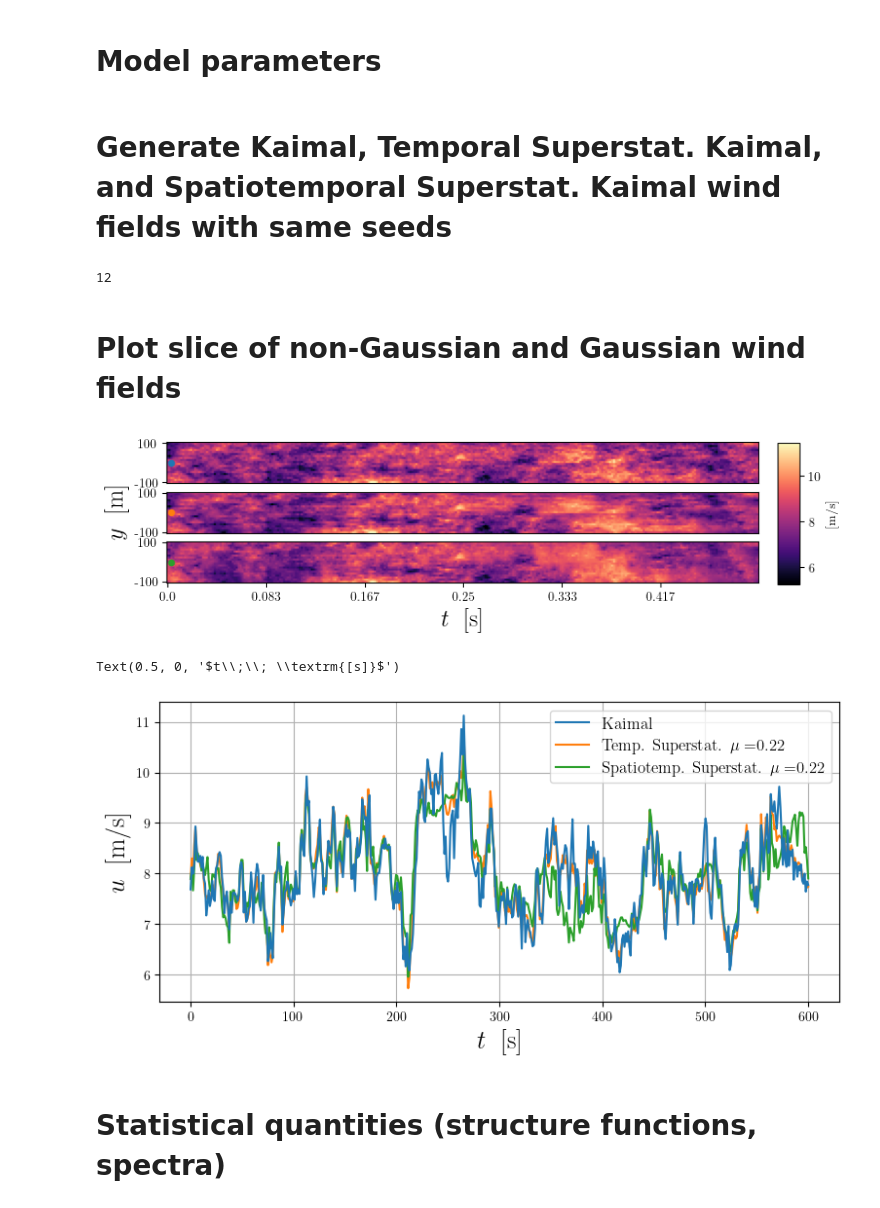
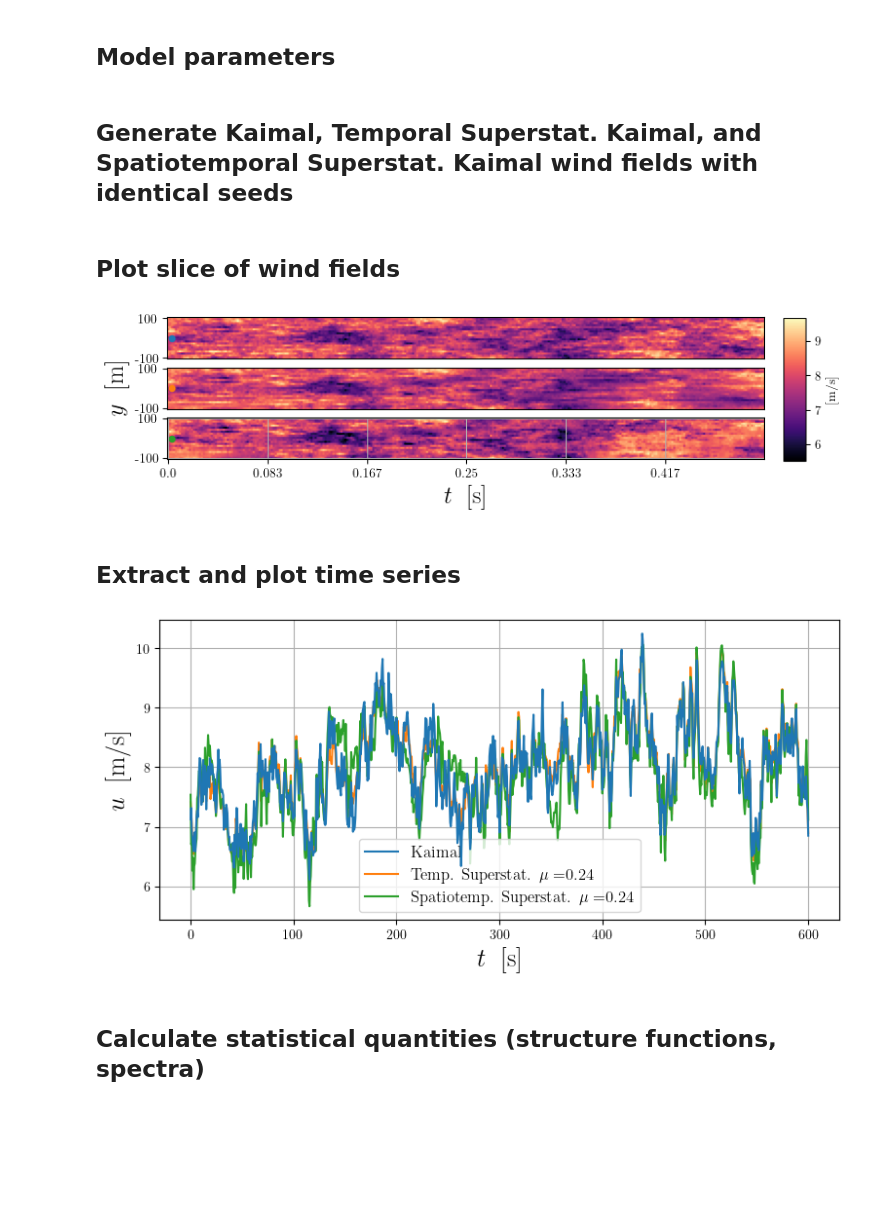
Before and after one commit to fiddir/pyforwind, a Jupyter notebook: examples/example_kaimal.ipynb, the cells around one changed output. Cells and saved outputs as stored; diff of their text form; code cells hidden in the pictures; blank space fills up the shorter version.

Commit message:
updated example_kaimal

```diff
--- a/examples/example_kaimal.ipynb
+++ b/examples/example_kaimal.ipynb
@@ -24,72 +15,72 @@ run ../pyforwind/pyforwind.py
 # %%
-N_T = 1024//2 # grid points in "temporal" direction
+N_T = 1024 # grid points in "temporal" direction
 N_rotor = 21 # rotor plane
-N_xi = 30#30 # number of realization in Gaussian scale mixture
 # %% [markdown]
-# Model parameters
+## Model parameters
 # %%
 H = 1./3. # Hurst exponent, determines power law of Kaimal spectrum
-mu = 0.22 # intermittency coefficient
+mu = 0.24 # intermittency coefficient
 L = 340.2 # integral length scale in Kaimal spectrum
 L_c = 340.2 # correlation length in Kaimal coherences
 T = 600. # length of time series
 diam = 200. # diameter
-tilde_T = 600.
-V_hub = 8.
-tilde_L = tilde_T*V_hub
+V_hub = 8. # hub wind speed
+h_hub = 100. # hub height
 # %% [markdown]
-# Generate Kaimal, Temporal Superstat. Kaimal, and Spatiotemporal Superstat. Kaimal wind fields with same seeds
+## Generate Kaimal, Temporal Superstat. Kaimal, and Spatiotemporal Superstat. Kaimal wind fields with identical seeds
 # %%
-swf_gauss = SWF(L, mu, V_hub, (T, diam), (N_T, N_rotor), kind='gauss')
-swf_temporal = SWF(L, mu, V_hub, (T, diam), (N_T, N_rotor), kind='temporal')
-swf_spatiotemporal = SWF(L, mu, V_hub, (T, diam), (N_T, N_rotor), kind='spatiotemporal')
+swf_gauss = SWF(L, mu, V_hub, h_hub, (T, diam), (N_T, N_rotor), kind='gauss')
+swf_temporal = SWF(L, mu, V_hub, h_hub, (T, diam), (N_T, N_rotor), kind='temporal')
+swf_spatiotemporal = SWF(L, mu, V_hub, h_hub, (T, diam), (N_T, N_rotor), kind='spatiotemporal')
 realizations = 1 # number of realizations
 u_gauss = np.zeros((realizations, N_rotor, N_rotor, N_T))
 u_temporal = np.zeros((realizations, N_rotor, N_rotor, N_T))
 u_spatiotemporal = np.zeros((realizations, N_rotor, N_rotor, N_T))
+seed = 12
 for nn in range(realizations):
-    seed = 12
     u_gauss[nn] = swf_gauss.field(seed)
     u_temporal[nn] = swf_temporal.field(seed)
     u_spatiotemporal[nn] = swf_spatiotemporal.field(seed)
     seed += 1
-# %% [output]
-12
 # %% [markdown]
-# Plot slice of non-Gaussian and Gaussian wind fields
+## Plot slice of wind fields
 # %%
 fig, axes = plt.subplots(nrows=3, ncols=1, figsize=(12,2))
 length= 300
 real = 0 # which realization to plot
 yticks = np.array([0, 50, 100, 150, 200, 250])
 zticks = np.linspace(0, length/600., length)
 ax = axes.flat[0]
-im = ax.imshow(u_gauss[real,8, :,:length], vmin=u_gauss[real,8,:,:length].min(), vmax=u_gauss[real,8,:,:length].max(),origin='lower', cmap='magma')
+im = ax.imshow(u_gauss[real,8, :,:length], vmin=u_gauss[real,8,:,:length].min(),
+               vmax=u_gauss[real,8,:,:length].max(),origin='lower', cmap='magma')
 ax.set_xticks(yticks, np.round(yticks/600.,3))
 ax.set_yticks([0,20], [-100,100])
 ax.get_xaxis().set_visible(False)
-ax.scatter(2,10, s=20, color='C0')
-#plt.xlabel('$t\;\; \\textrm{[s]}$', fontsize=19)
+ax.scatter(2, 10, s=20, color='C0')
 ax = axes.flat[1]
-im = ax.imshow(u_temporal[real,8, :,:length], vmin=u_gauss[real,8,:,:length].min(), vmax=u_gauss[real,8,:,:length].max(), origin='lower', cmap='magma')
-ax.scatter(2,10, s=20, color='C1')
+im = ax.imshow(u_temporal[real,8, :,:length], vmin=u_gauss[real,8,:,:length].min(),
+               vmax=u_gauss[real,8,:,:length].max(), origin='lower', cmap='magma')
+ax.scatter(2, 10, s=20, color='C1')
 ax.set_xticks(yticks, np.round(yticks/600.,3))
 ax.set_yticks([0,20], [-100,100])
 ax.get_xaxis().set_visible(False)
 ax.set_ylabel('$y\;\; \\textrm{[m]}$', fontsize=19)
 ax = axes.flat[2]
-im = ax.imshow(u_spatiotemporal[real,8, :,:length], vmin=u_gauss[real,8,:,:length].min(), vmax=u_gauss[real,8,:,:length].max(), origin='lower', cmap='magma')
-ax.scatter(2,10, s=20, color='C2')
+im = ax.imshow(u_spatiotemporal[real,8, :,:length], vmin=u_gauss[real,8,:,:length].min(),
+               vmax=u_gauss[real,8,:,:length].max(), origin='lower', cmap='magma')
+ax.scatter(2, 10, s=20, color='C2')
+ax.set_xlabel('$t\;\; \\textrm{[s]}$', fontsize=19)
 ax.set_xticks(yticks, np.round(yticks/600.,3))
 ax.set_yticks([0,20], [-100,100])
-ax.set_xlabel('$t\;\; \\textrm{[s]}$', fontsize=19)
+ax.grid(None)
 fig.subplots_adjust(right=0.8)
 cbar_ax = fig.add_axes([0.75, 0.102, 0.02, 0.775])
-fig.colorbar(im, cax=cbar_ax, label='\\textrm{[m/s]}')
-plt.rcParams["axes.grid"] = False
-#plt.savefig('superstat_kaimal.pdf', bbox_inches='tight')
+cbar_ax.grid(None)
+fig.colorbar(im, cax=cbar_ax, label='\\textrm{[m/s]}');
 # %% [output]
-[figure, old version]
+[figure, new version]
+# %% [markdown]
+## Extract and plot time series
 # %%
 plt.rcParams["axes.grid"] = True
 fig, ax = plt.subplots(figsize=(9, 4))
@@ -98,12 +89,11 @@ ax.plot(t, u_gauss[real,8,10,:], label='Kaimal', color='C0',zorder=12)
 ax.plot(t, u_temporal[real,8,10, :], label='Temp. Superstat. $\\mu=$'+str(mu), color='C1')
 ax.plot(t, u_spatiotemporal[real,8,10, :], label='Spatiotemp. Superstat. $\\mu=$'+str(mu), color='C2')
 ax.legend(fontsize=12)
-plt.ylabel('$u\;\; \\textrm{[m/s]}$', fontsize=19)
-plt.xlabel('$t\;\; \\textrm{[s]}$', fontsize=19)
+ax.set_ylabel('$u\;\; \\textrm{[m/s]}$', fontsize=19)
+ax.set_xlabel('$t\;\; \\textrm{[s]}$', fontsize=19);
 # %% [output]
-Text(0.5, 0, '$t\\;\\; \\textrm{[s]}$')
-[figure, old version]
+[figure, new version]
 # %% [markdown]
-# Statistical quantities (structure functions, spectra)
+## Calculate statistical quantities (structure functions, spectra)
 # %%
 tau = np.logspace(0.2, 2.5, 20, dtype='int')
```
Also changed, not shown: parts of 11 cells of this notebook.
